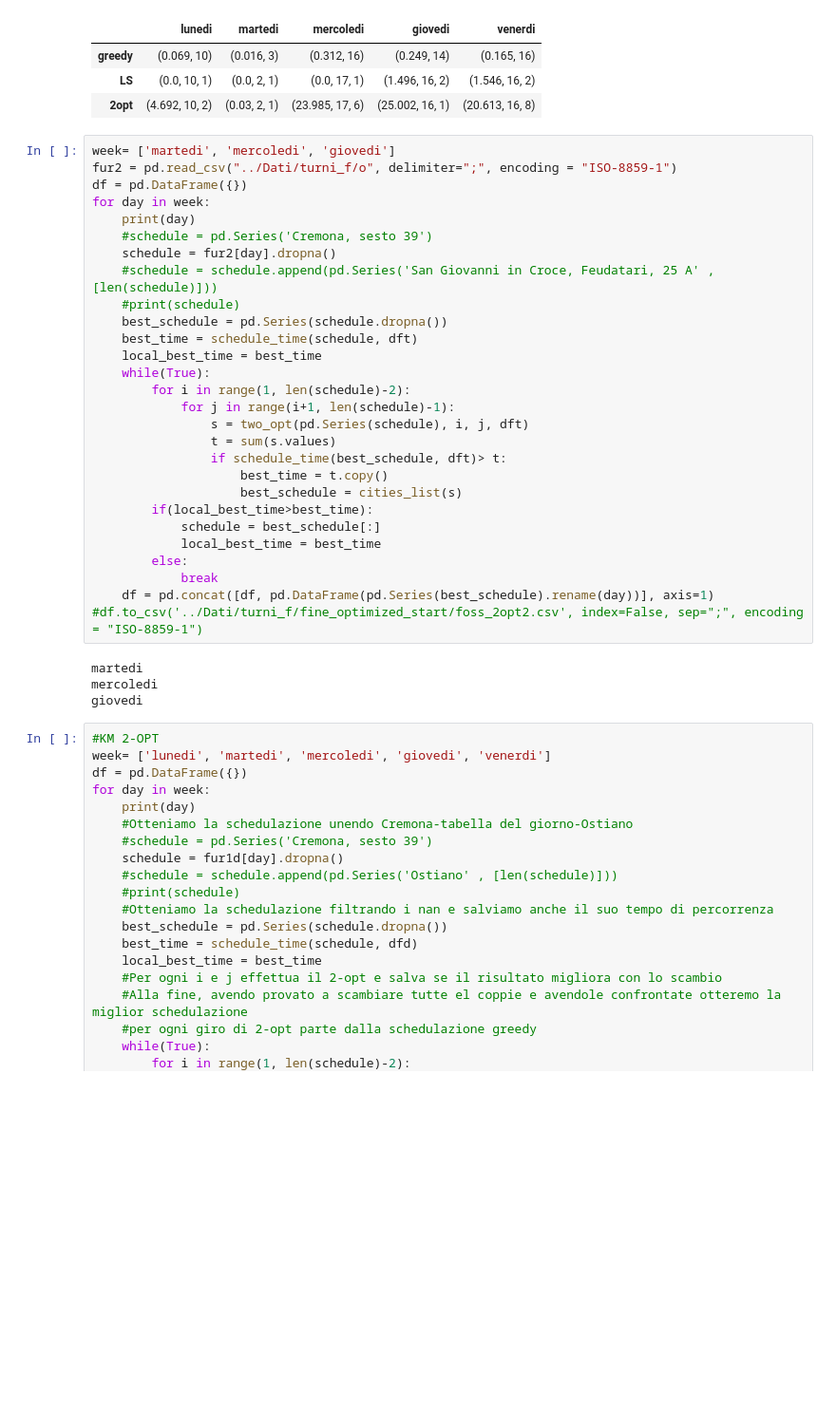
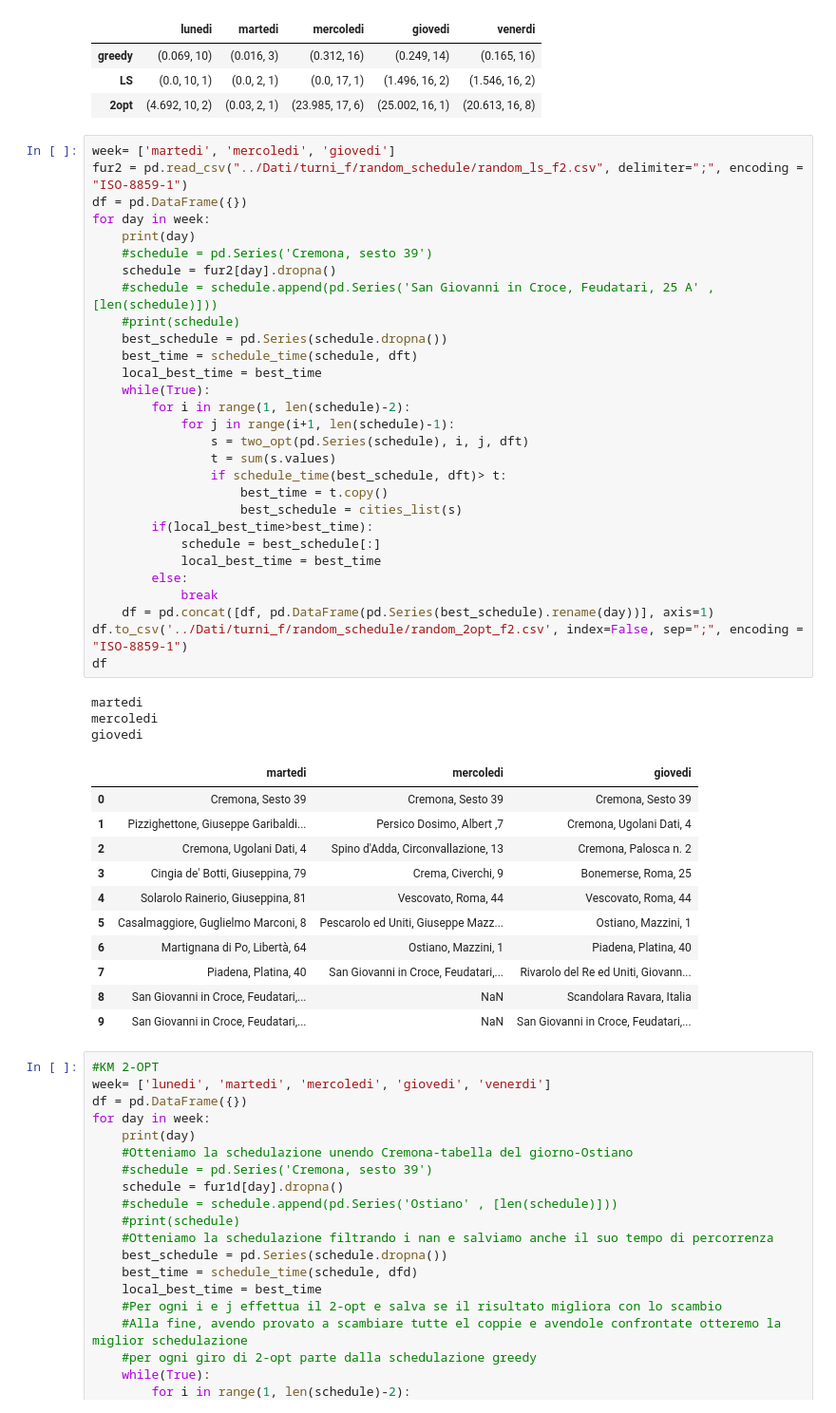
Before and after one commit to MassimoCavagna/Bachelor-Thesis, a Jupyter notebook: Algoritmi/2-opt.ipynb, the cells around one changed output. Shown: that part at 95% size. Drawn from its saved outputs; the diff is of its cells as text; blank space fills up the shorter version.

```diff
--- a/Algoritmi/2-opt.ipynb
+++ b/Algoritmi/2-opt.ipynb
@@ -283,36 +301,48 @@ results
 | 2opt | (4.692, 10, 2) | (0.03, 2, 1) | (23.985, 17, 6) | (25.002, 16, 1) | (20.613, 16, 8) |
 # %%
 week= ['martedi', 'mercoledi', 'giovedi']
-fur2 = pd.read_csv("../Dati/turni_f/o", delimiter=";", encoding = "ISO-8859-1")
+fur2 = pd.read_csv("../Dati/turni_f/random_schedule/random_ls_f2.csv", delimiter=";", encoding = "ISO-8859-1")
 df = pd.DataFrame({})
 for day in week:
     print(day)
     #schedule = pd.Series('Cremona, sesto 39')
     schedule = fur2[day].dropna()
     #schedule = schedule.append(pd.Series('San Giovanni in Croce, Feudatari, 25 A' , [len(schedule)]))
     #print(schedule)
     best_schedule = pd.Series(schedule.dropna())
     best_time = schedule_time(schedule, dft)
     local_best_time = best_time
     while(True):
         for i in range(1, len(schedule)-2):
             for j in range(i+1, len(schedule)-1):
                 s = two_opt(pd.Series(schedule), i, j, dft)
                 t = sum(s.values)
                 if schedule_time(best_schedule, dft)> t:
                     best_time = t.copy()
                     best_schedule = cities_list(s)
         if(local_best_time>best_time):
             schedule = best_schedule[:]
             local_best_time = best_time
         else:
             break
     df = pd.concat([df, pd.DataFrame(pd.Series(best_schedule).rename(day))], axis=1)
-#df.to_csv('../Dati/turni_f/fine_optimized_start/foss_2opt2.csv', index=False, sep=";", encoding = "ISO-8859-1")
+df.to_csv('../Dati/turni_f/random_schedule/random_2opt_f2.csv', index=False, sep=";", encoding = "ISO-8859-1")
+df
 # %% [output]
 martedi
 mercoledi
 giovedi
+|  | martedi | mercoledi | giovedi |
+| 0 | Cremona, Sesto 39 | Cremona, Sesto 39 | Cremona, Sesto 39 |
+| 1 | Pizzighettone, Giuseppe Garibaldi... | Persico Dosimo, Albert ,7 | Cremona, Ugolani Dati, 4 |
+| 2 | Cremona, Ugolani Dati, 4 | Spino d'Adda, Circonvallazione, 13 | Cremona, Palosca n. 2 |
+| 3 | Cingia de' Botti, Giuseppina, 79 | Crema, Civerchi, 9 | Bonemerse, Roma, 25 |
+| 4 | Solarolo Rainerio, Giuseppina, 81 | Vescovato, Roma, 44 | Vescovato, Roma, 44 |
+| 5 | Casalmaggiore, Guglielmo Marconi, 8 | Pescarolo ed Uniti, Giuseppe Mazz... | Ostiano, Mazzini, 1 |
+| 6 | Martignana di Po, Libertà, 64 | Ostiano, Mazzini, 1 | Piadena, Platina, 40 |
+| 7 | Piadena, Platina, 40 | San Giovanni in Croce, Feudatari,... | Rivarolo del Re ed Uniti, Giovann... |
+| 8 | San Giovanni in Croce, Feudatari,... | NaN | Scandolara Ravara, Italia |
+| 9 | San Giovanni in Croce, Feudatari,... | NaN | San Giovanni in Croce, Feudatari,... |
 # %%
 #KM 2-OPT
 week= ['lunedi', 'martedi', 'mercoledi', 'giovedi', 'venerdi']
```
Also changed, not shown: parts of 1 cell of this notebook, 19 other files.
